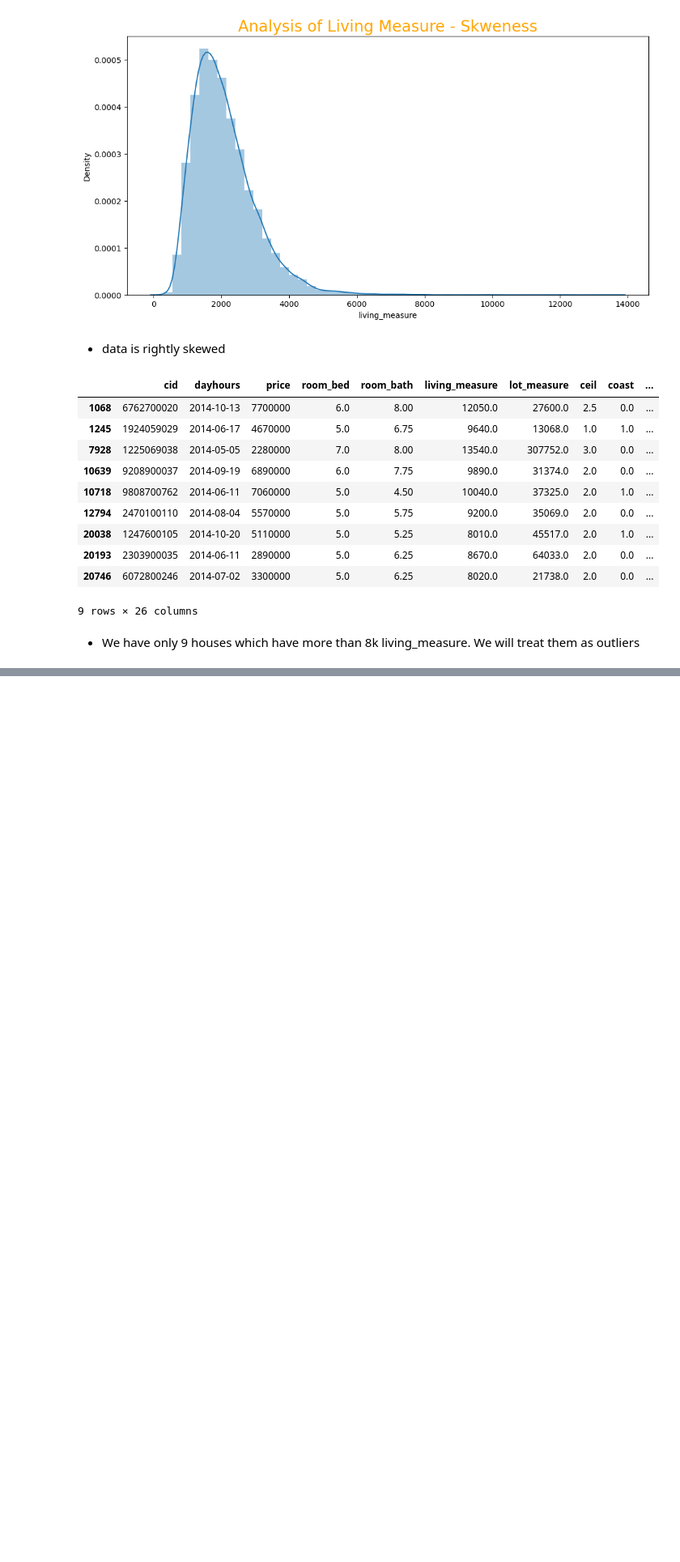
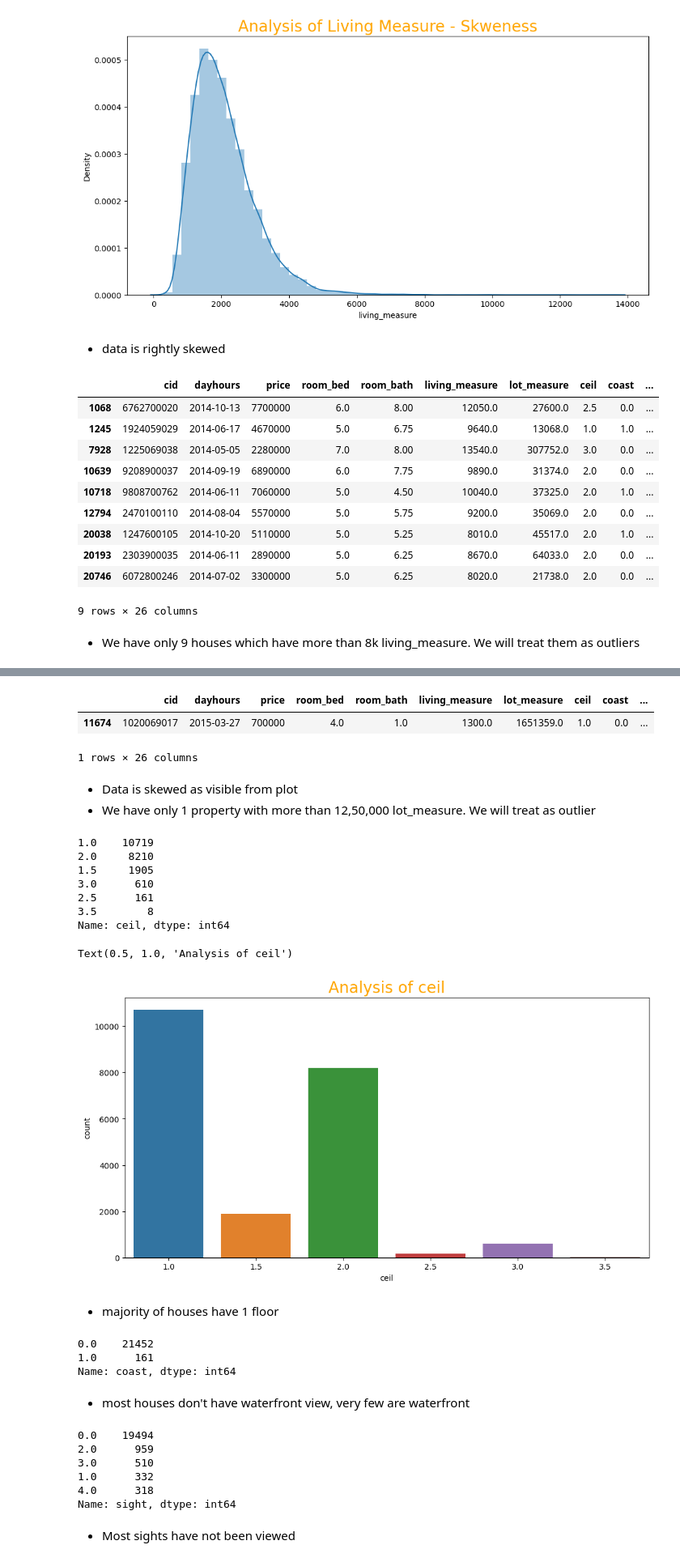
Before and after one commit to rivillasm/ineuron, a Jupyter notebook: Projects/RealEstate.ipynb, the cells around one changed output, grey strips where cells are left out. Shown at 81% size. Saved outputs shown, nothing was run; the diff lists cells and outputs as text; code cells hidden in the pictures; blank space fills up the shorter version.

```diff
--- a/Projects/RealEstate.ipynb
+++ b/Projects/RealEstate.ipynb
@@ -734,0 +754,48 @@ AttributeError: 'DataFrame' object has no attribute 'df'
+# %%
+# checking the no. of data points with Lot measure greater than 1250000
+df[df['lot_measure']>1250000]
+# %% [output]
+|  | cid | dayhours | price | room_bed | room_bath | living_measure | lot_measure | ceil | coast | ... |
+| 11674 | 1020069017 | 2015-03-27 | 700000 | 4.0 | 1.0 | 1300.0 | 1651359.0 | 1.0 | 0.0 | ... |
+1 rows × 26 columns
+# %% [markdown]
+* Data is skewed as visible from plot
+* We have only 1 property with more than 12,50,000 lot_measure. We will treat as outlier
+# %%
+plt.figure(figsize=(12,6))
+print(df.ceil.value_counts())
+sns.countplot('ceil',data=df)
+plt.title(f"Analysis of ceil" , fontsize=20,   color="orange")
+# %% [output]
+1.0    10719
+2.0     8210
+1.5     1905
+3.0      610
+2.5      161
+3.5        8
+Name: ceil, dtype: int64
+Text(0.5, 1.0, 'Analysis of ceil')
+[figure, added]
+# %% [markdown]
+* majority of houses have 1 floor
+# %%
+# analysis of coast variable
+df.coast.value_counts()
+# %% [output]
+0.0    21452
+1.0      161
+Name: coast, dtype: int64
+# %% [markdown]
+* most houses don't have waterfront view, very few are waterfront
+# %%
+# analysis of sight variable
+df.sight.value_counts()
+# %% [output]
+0.0    19494
+2.0      959
+3.0      510
+1.0      332
+4.0      318
+Name: sight, dtype: int64
+# %% [markdown]
+* Most sights have not been viewed
```
Also changed, not shown: parts of 13 cells of this notebook.
